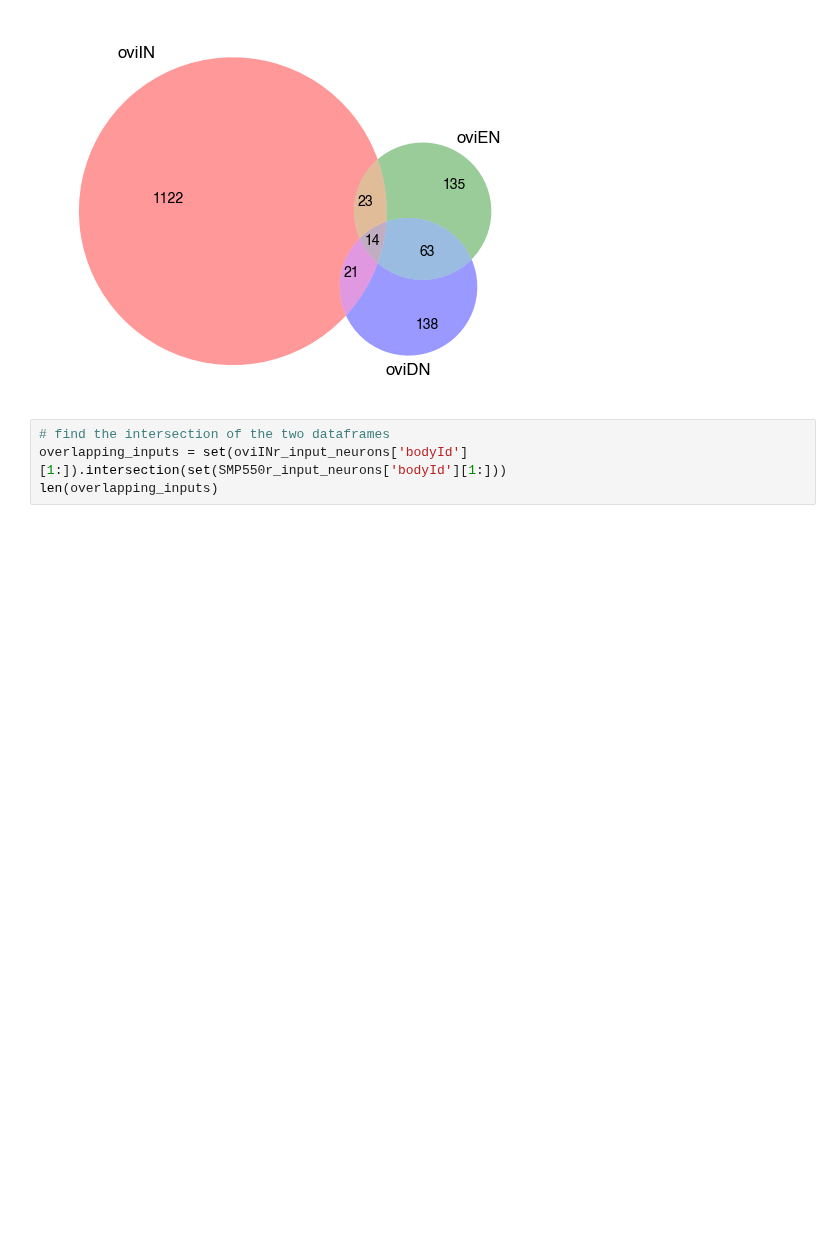
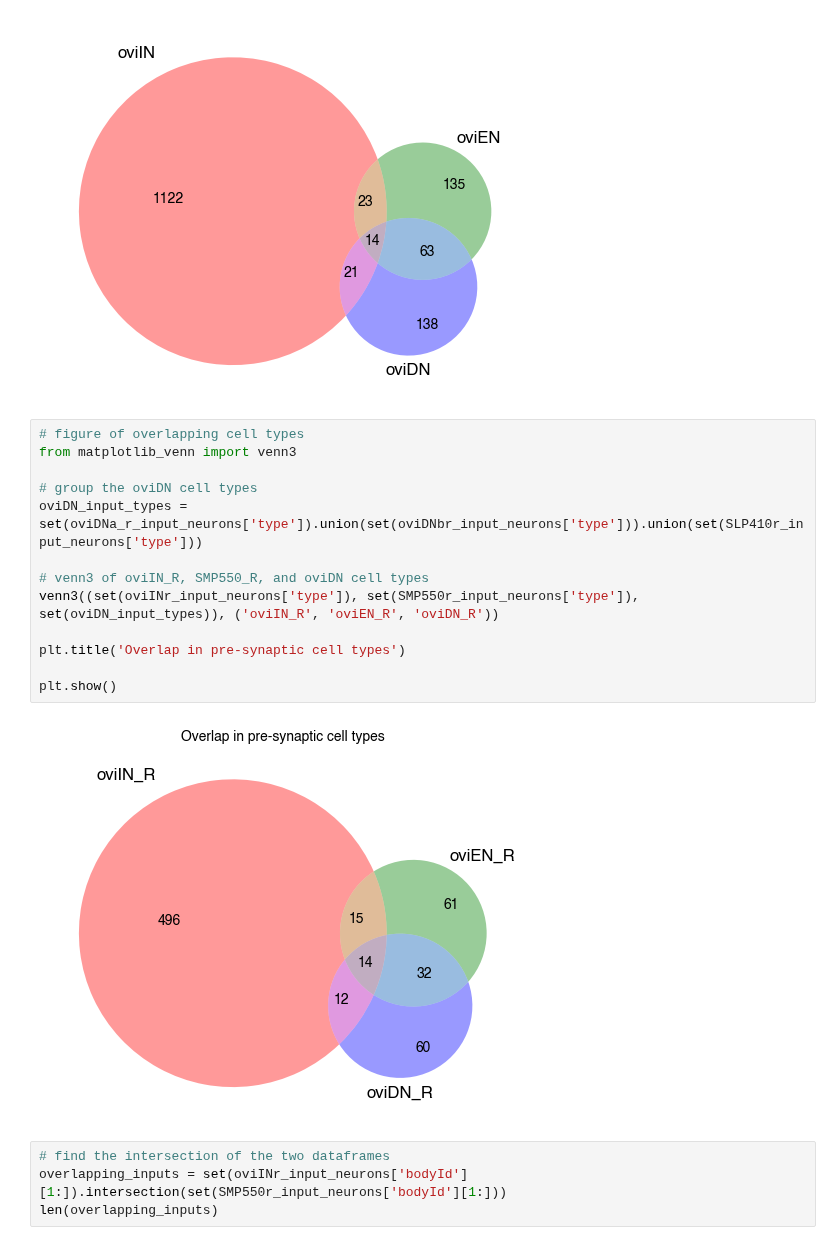
Before and after one commit to Gutierrez-lab/oviIN-inputs, a Jupyter notebook: oviposition_circuit.ipynb, the cells around one changed output. Saved outputs shown, nothing was run; the diff lists cells and outputs as text; blank space fills up the shorter version.

Commit message:
overlap in cell types

```diff
--- a/oviposition_circuit.ipynb
+++ b/oviposition_circuit.ipynb
@@ -957,6 +957,21 @@ plt.show()
 1 extra bytes in post.stringData array
 'created' timestamp seems very low; regarding as unix timestamp
 [figure]
+# %%
+# figure of overlapping cell types
+from matplotlib_venn import venn3
+
+# group the oviDN cell types
+oviDN_input_types = set(oviDNa_r_input_neurons['type']).union(set(oviDNbr_input_neurons['type'])).union(set(SLP410r_input_neurons['type']))
+
+# venn3 of oviIN_R, SMP550_R, and oviDN cell types
+venn3((set(oviINr_input_neurons['type']), set(SMP550r_input_neurons['type']), set(oviDN_input_types)), ('oviIN_R', 'oviEN_R', 'oviDN_R'))
+
+plt.title('Overlap in pre-synaptic cell types')
+
+plt.show()
+# %% [output]
+[figure, added]
 # %%
 # find the intersection of the two dataframes
 overlapping_inputs = set(oviINr_input_neurons['bodyId'][1:]).intersection(set(SMP550r_input_neurons['bodyId'][1:]))
```
Also changed, not shown: 1 other file.
